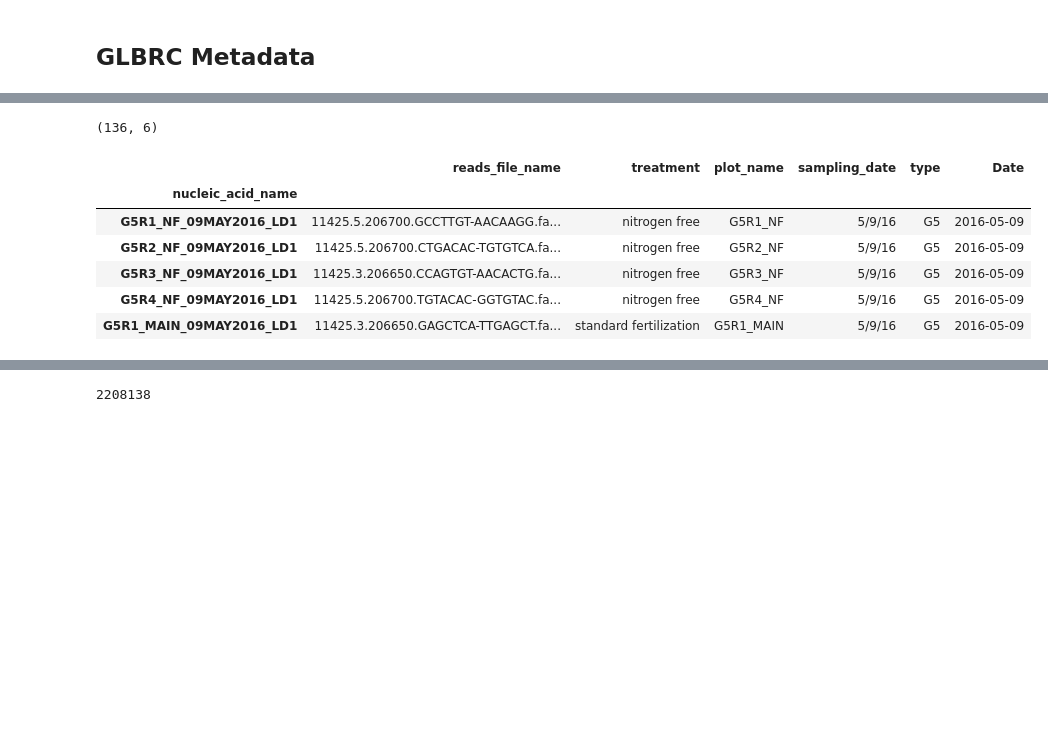
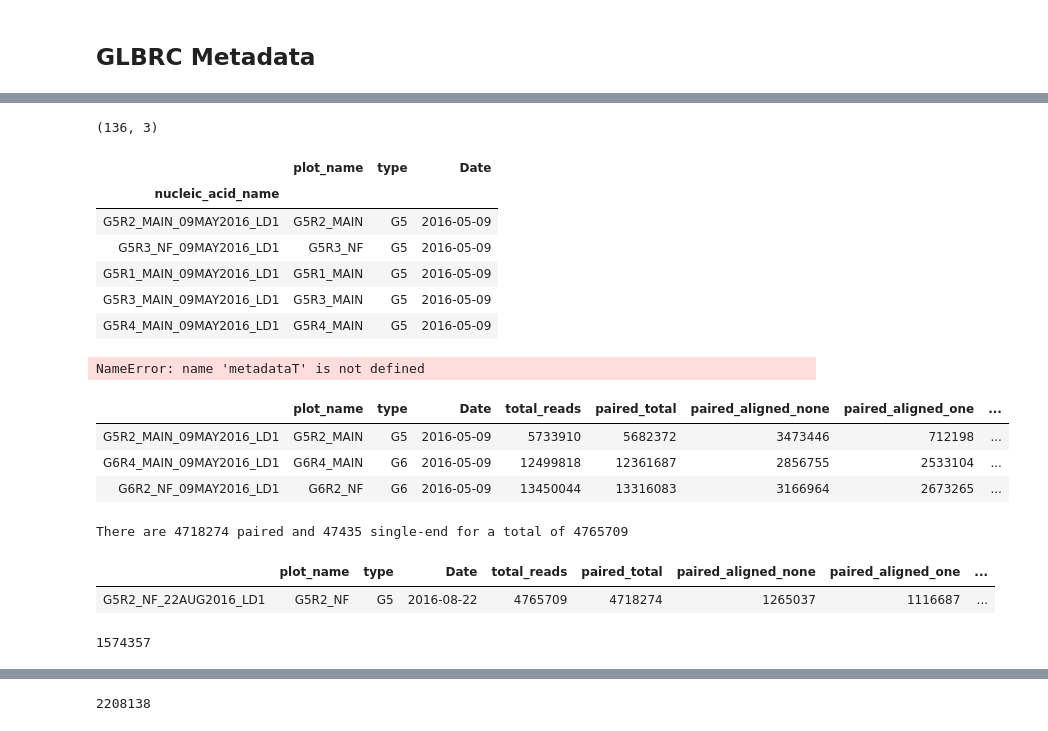
Before and after one commit to skDooley/GLBRC, a Jupyter notebook: 2016_WGS_DataPrep.ipynb, the cells around one changed output, grey strips where cells are left out. Cells and saved outputs as stored; diff of their text form; code cells hidden in the pictures; blank space fills up the shorter version.

```diff
--- a/2016_WGS_DataPrep.ipynb
+++ b/2016_WGS_DataPrep.ipynb
@@ -68,23 +71,24 @@ metadataT.head()
 # %%
 # For metaG
 metadataG = read_csv("metadata/GLBRC_MetaG_Metadata.tsv",sep='\t')
 metadataG.set_index("nucleic_acid_name",inplace=True)
-metadataG.drop(["source","sampling ID","sequencing_type","height_mean_cm","air_temp_c","rep","Sampling Time"],axis=1,inplace=True)
+metadataG.drop(["source","sampling ID","sequencing_type","height_mean_cm","air_temp_c","rep","Sampling Time","reads_file_name","treatment"],axis=1,inplace=True)
 
 for id in metadataG.index: metadataG.loc[id,"type"] = metadataG[metadataG.index == id].plot_name[0][0:2]
 metadataG['Date'] = to_datetime(metadataG.sampling_date)
-metadataG=metadataG.sort_values(by=["type","Date","treatment","plot_name"])
+metadataG=metadataG.sort_values(by=["type","Date"])
+metadataG.drop(["sampling_date"],axis=1,inplace=True)
 print(metadataG.shape)
 metadataG.head()
 # %% [output]
-(136, 6)
+(136, 3)
-|  | reads_file_name | treatment | plot_name | sampling_date | type | Date |
-| nucleic_acid_name |  |  |  |  |  |  |
-| G5R1_NF_09MAY2016_LD1 | 11425.5.206700.GCCTTGT-AACAAGG.fa... | nitrogen free | G5R1_NF | 5/9/16 | G5 | 2016-05-09 |
-| G5R2_NF_09MAY2016_LD1 | 11425.5.206700.CTGACAC-TGTGTCA.fa... | nitrogen free | G5R2_NF | 5/9/16 | G5 | 2016-05-09 |
-| G5R3_NF_09MAY2016_LD1 | 11425.3.206650.CCAGTGT-AACACTG.fa... | nitrogen free | G5R3_NF | 5/9/16 | G5 | 2016-05-09 |
-| G5R4_NF_09MAY2016_LD1 | 11425.5.206700.TGTACAC-GGTGTAC.fa... | nitrogen free | G5R4_NF | 5/9/16 | G5 | 2016-05-09 |
-| G5R1_MAIN_09MAY2016_LD1 | 11425.3.206650.GAGCTCA-TTGAGCT.fa... | standard fertilization | G5R1_MAIN | 5/9/16 | G5 | 2016-05-09 |
+|  | plot_name | type | Date |
+| nucleic_acid_name |  |  |  |
+| G5R2_MAIN_09MAY2016_LD1 | G5R2_MAIN | G5 | 2016-05-09 |
+| G5R3_NF_09MAY2016_LD1 | G5R3_NF | G5 | 2016-05-09 |
+| G5R1_MAIN_09MAY2016_LD1 | G5R1_MAIN | G5 | 2016-05-09 |
+| G5R3_MAIN_09MAY2016_LD1 | G5R3_MAIN | G5 | 2016-05-09 |
+| G5R4_MAIN_09MAY2016_LD1 | G5R4_MAIN | G5 | 2016-05-09 |
 # %%
 #Reads After host removal
 metaT_Reads = read_csv("mapping/metaT/fullAssembly/multiqc_data/multiqc_bowtie2.txt",sep="\t")
@@ -93,3 +97,34 @@ metaT_Reads.set_index("Sample",inplace=True)
 
 metadataT = merge(metadataT,metaT_Reads,left_index=True,right_index=True)
 metadataT.sort_values("Date",inplace=True)
+metadataT.head()
+# %% [output]
+NameError: name 'metadataT' is not defined
+# %%
+metaG_Reads = read_csv("mapping/metaG/hostRemovalFlagstats/multiqc_data/multiqc_bowtie2.txt",sep="\t")
+for id in metaG_Reads.index: metaG_Reads.at[id,"Sample"] = metaG_Reads.at[id,"Sample"].replace(".stat","")
+metaG_Reads.set_index("Sample",inplace=True)
+metadataG = merge(metadataG,metaG_Reads,left_index=True,right_index=True)
+metadataG.sort_values("Date",inplace=True)
+metadataG.head(3)
+# %% [output]
+|  | plot_name | type | Date | total_reads | paired_total | paired_aligned_none | paired_aligned_one | ... |
+| G5R2_MAIN_09MAY2016_LD1 | G5R2_MAIN | G5 | 2016-05-09 | 5733910 | 5682372 | 3473446 | 712198 | ... |
+| G6R4_MAIN_09MAY2016_LD1 | G6R4_MAIN | G6 | 2016-05-09 | 12499818 | 12361687 | 2856755 | 2533104 | ... |
+| G6R2_NF_09MAY2016_LD1 | G6R2_NF | G6 | 2016-05-09 | 13450044 | 13316083 | 3166964 | 2673265 | ... |
+# %%
+sample = "G5R2_NF_22AUG2016_LD1"
+paired = 18873096/4
+single_end = 189740/4
+print("There are %i paired and %i single-end for a total of %i" % (paired,single_end,paired+single_end))
+# %% [output]
+There are 4718274 paired and 47435 single-end for a total of 4765709
+# %%
+metadataG[metadataG.index == sample]
+# %% [output]
+|  | plot_name | type | Date | total_reads | paired_total | paired_aligned_none | paired_aligned_one | ... |
+| G5R2_NF_22AUG2016_LD1 | G5R2_NF | G5 | 2016-08-22 | 4765709 | 4718274 | 1265037 | 1116687 | ... |
+# %%
+1621792 - 47435
+# %% [output]
+1574357
```
Also changed, not shown: parts of 28 cells of this notebook, 4 other files.
